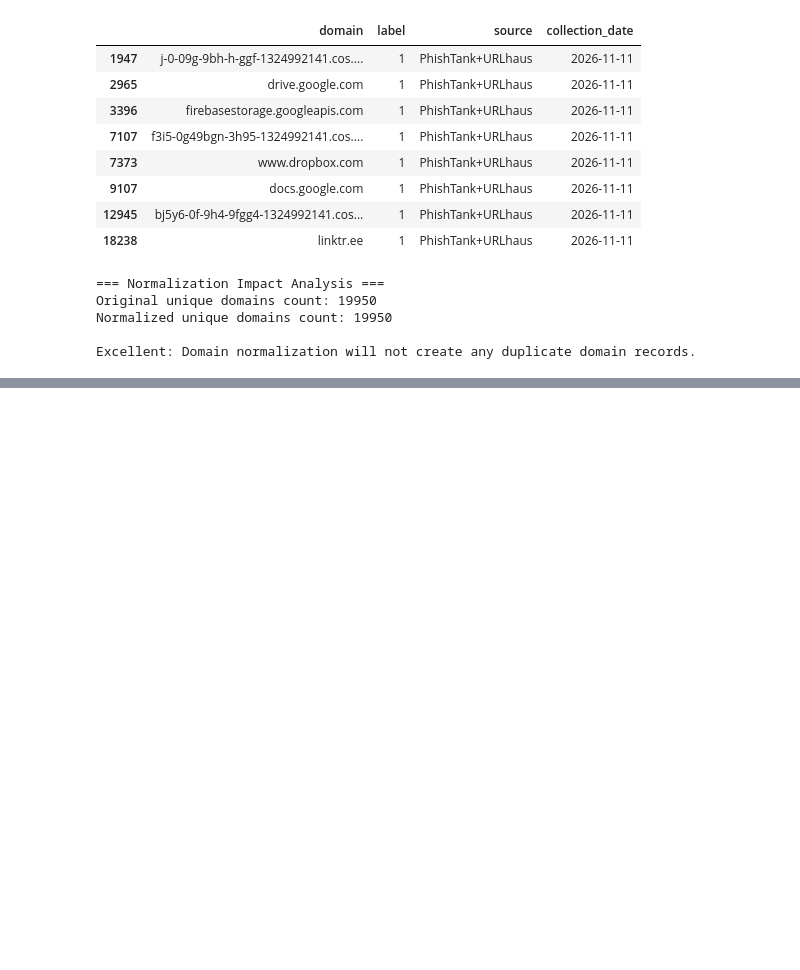
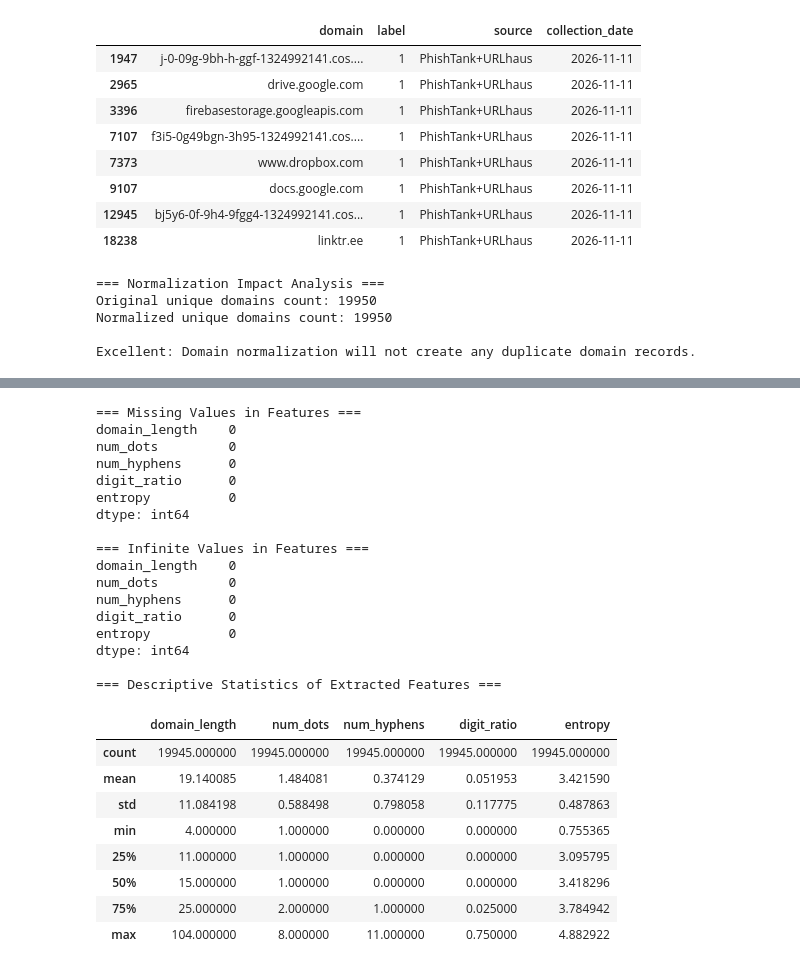
Before and after one commit to CodeCrusaders26/privacy-dns-filter, a Jupyter notebook: notebooks/processed_dataset_v2_csv.ipynb, the cells around one changed output, grey strips where cells are left out. Cells and saved outputs as stored; diff of their text form; code cells hidden in the pictures; blank space fills up the shorter version.

```diff
--- a/notebooks/processed_dataset_v2_csv.ipynb
+++ b/notebooks/processed_dataset_v2_csv.ipynb
@@ -157,0 +879,78 @@ Excellent: Domain normalization will not create any duplicate domain records.
+# %%
+import numpy as np
+import pandas as pd
+import math
+from collections import Counter
+
+# 1. Define feature extraction function
+def calculate_entropy(s):
+    if not s:
+        return 0
+    counts = Counter(s)
+    length = len(s)
+    return -sum((count / length) * math.log2(count / length) for count in counts.values())
+
+def extract_lexical_features(domain):
+    if not isinstance(domain, str):
+        domain = ""
+
+    domain_len = len(domain)
+    dots_count = domain.count('.')
+    hyphens_count = domain.count('-')
+    digits_count = sum(c.isdigit() for c in domain)
+    digit_ratio = (digits_count / domain_len) if domain_len > 0 else 0.0
+    entropy = calculate_entropy(domain)
+
+    return {
+        'domain_length': domain_len,
+        'num_dots': dots_count,
+        'num_hyphens': hyphens_count,
+        'digit_ratio': digit_ratio,
+        'entropy': entropy
+    }
+
+# 2. Extract features from cleaned dataset
+features_list = [extract_lexical_features(d) for d in cleaned_df['domain']]
+features_df = pd.DataFrame(features_list)
+
+# 3. Print validation metrics
+print("=== Missing Values in Features ===")
+print(features_df.isnull().sum())
+
+print("\n=== Infinite Values in Features ===")
+print(np.isinf(features_df).sum())
+
+print("\n=== Descriptive Statistics of Extracted Features ===")
+display(features_df.describe())
+
+# Keep features separate but easily matchable via index
+print("\nMetadata and feature shapes:")
+print(f"cleaned_df shape: {cleaned_df.shape}")
+print(f"features_df shape: {features_df.shape}")
+# %% [output]
+=== Missing Values in Features ===
+domain_length    0
+num_dots         0
+num_hyphens      0
+digit_ratio      0
+entropy          0
+dtype: int64
+
+=== Infinite Values in Features ===
+domain_length    0
+num_dots         0
+num_hyphens      0
+digit_ratio      0
+entropy          0
+dtype: int64
+
+=== Descriptive Statistics of Extracted Features ===
+|  | domain_length | num_dots | num_hyphens | digit_ratio | entropy |
+| count | 19945.000000 | 19945.000000 | 19945.000000 | 19945.000000 | 19945.000000 |
+| mean | 19.140085 | 1.484081 | 0.374129 | 0.051953 | 3.421590 |
+| std | 11.084198 | 0.588498 | 0.798058 | 0.117775 | 0.487863 |
+| min | 4.000000 | 1.000000 | 0.000000 | 0.000000 | 0.755365 |
+| 25% | 11.000000 | 1.000000 | 0.000000 | 0.000000 | 3.095795 |
+| 50% | 15.000000 | 1.000000 | 0.000000 | 0.000000 | 3.418296 |
+| 75% | 25.000000 | 2.000000 | 1.000000 | 0.025000 | 3.784942 |
+| max | 104.000000 | 8.000000 | 11.000000 | 0.750000 | 4.882922 |
```
Also changed, not shown: parts of 52 cells of this notebook.
